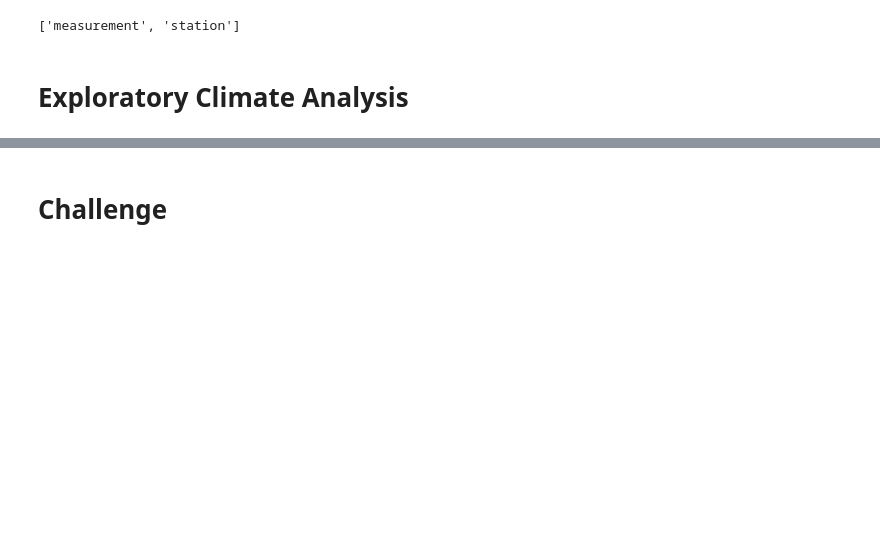
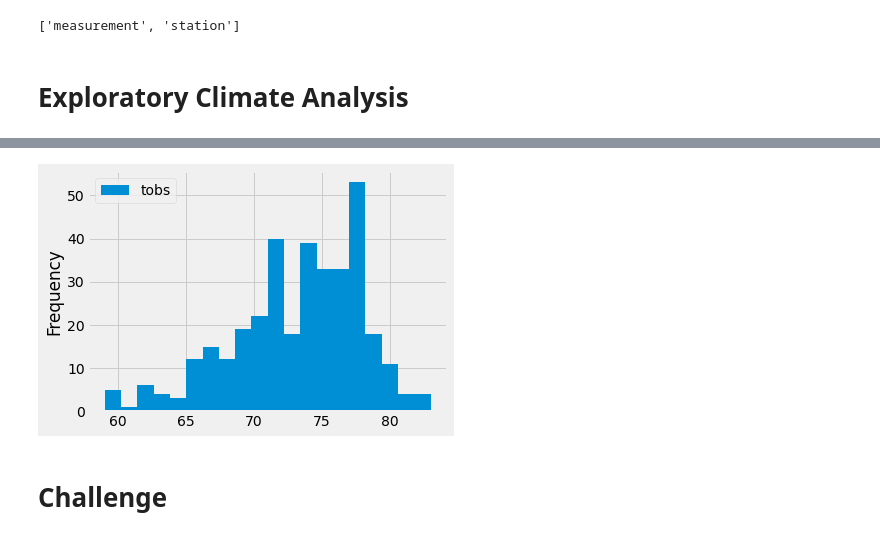
Before and after one commit to rmward17/Surfs_Up, a Jupyter notebook: climate_analysis.ipynb, the cells around one changed output, grey strips where cells are left out. Drawn from its saved outputs; the diff is of its cells as text; code cells hidden in the pictures; blank space fills up the shorter version.

```diff
--- a/climate_analysis.ipynb
+++ b/climate_analysis.ipynb
@@ -65,3 +122,8 @@ session = Session(engine)
+# %%
+temp_df.plot.hist(bins=20)
+plt.tight_layout()
+# %% [output]
+[figure, added]
 # %%
 # Write a function called `calc_temps` that will accept start date and end date in the format '%Y-%m-%d'
 # and return the minimum, average, and maximum temperatures for that range of dates
```
Also changed, not shown: parts of 7 cells of this notebook, 1 other file.
